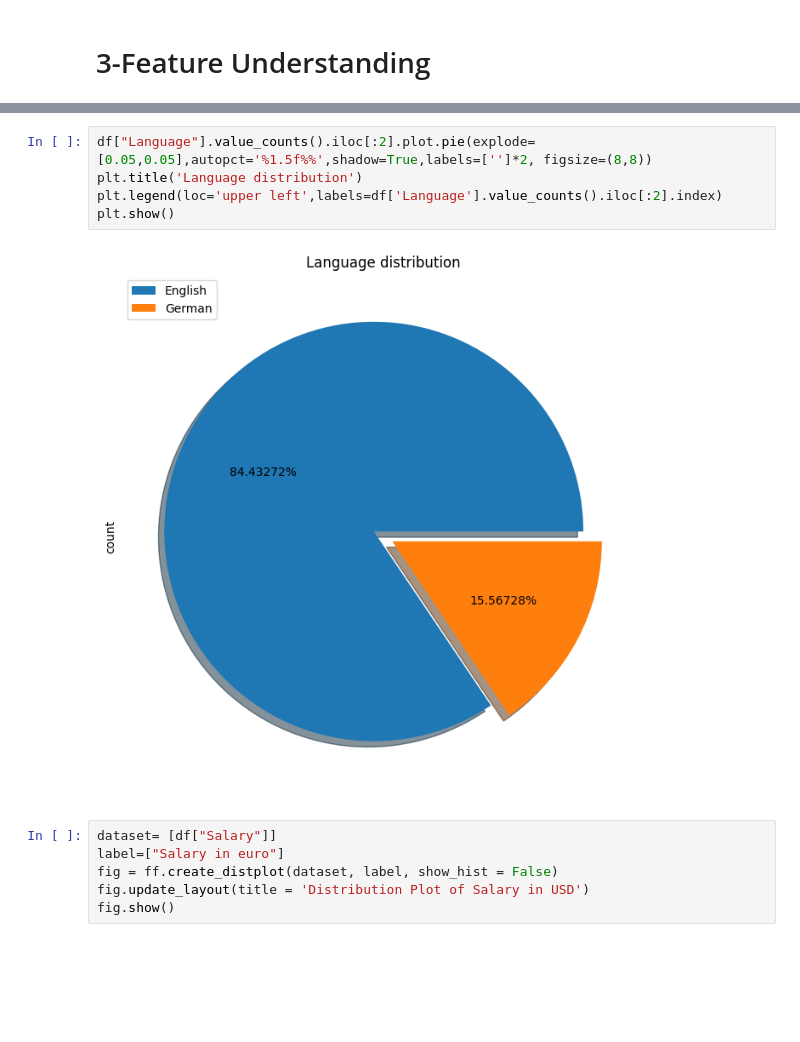
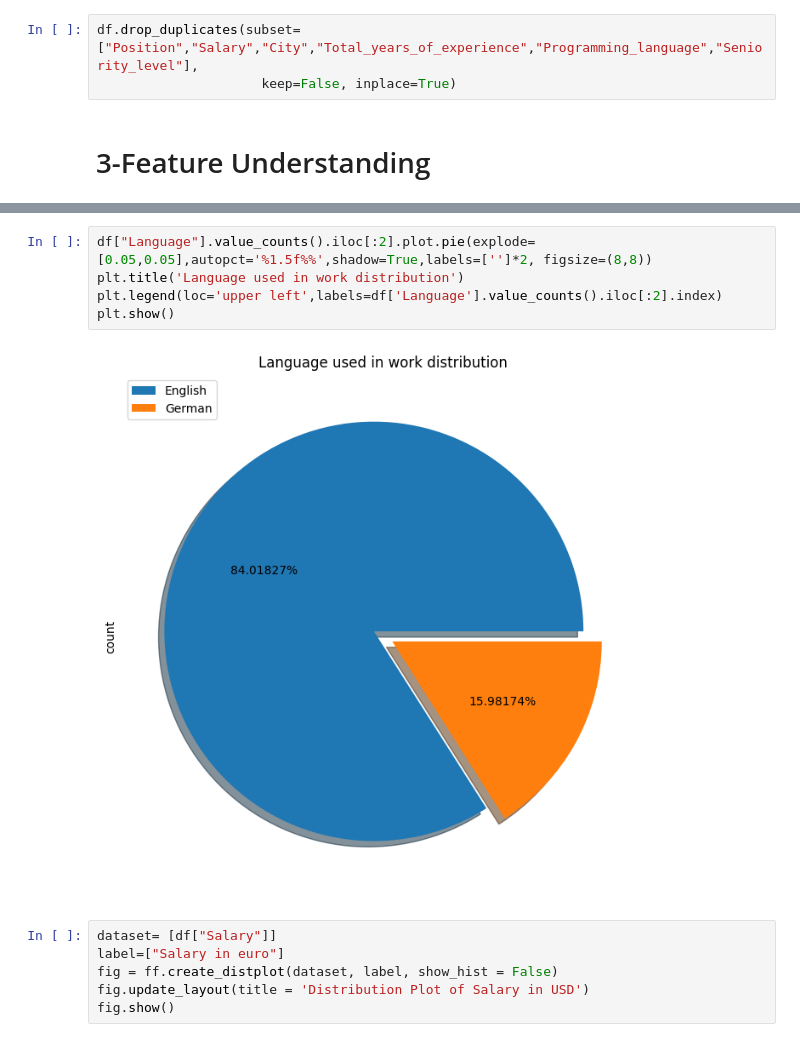
Before and after one commit to T2ABIZZY/IT_Salary_Survey_EU-_2020_EDA, a Jupyter notebook: IT_Salary_survey_EDA.ipynb, the cells around one changed output, grey strips where cells are left out. Cells and saved outputs as stored; diff of their text form; blank space fills up the shorter version.

```diff
--- a/IT_Salary_survey_EDA.ipynb
+++ b/IT_Salary_survey_EDA.ipynb
@@ -214,3 +197,6 @@ df.duplicated().sum()
+# %%
+df.drop_duplicates(subset=["Position","Salary","City","Total_years_of_experience","Programming_language","Seniority_level"],
+                     keep=False, inplace=True)
 # %% [markdown]
 # 3-Feature Understanding
 # %%
@@ -242,10 +228,10 @@ Text(0.5, 1.0, 'Top 5 Job Positions')
 # %%
 df["Language"].value_counts().iloc[:2].plot.pie(explode=[0.05,0.05],autopct='%1.5f%%',shadow=True,labels=['']*2, figsize=(8,8))
-plt.title('Language distribution')
+plt.title('Language used in work distribution')
 plt.legend(loc='upper left',labels=df['Language'].value_counts().iloc[:2].index)
 plt.show()
 # %% [output]
-[figure, old version]
+[figure, new version]
 # %%
 dataset= [df["Salary"]]
 label=["Salary in euro"]
```
Also changed, not shown: parts of 19 cells of this notebook, 1 other file.
